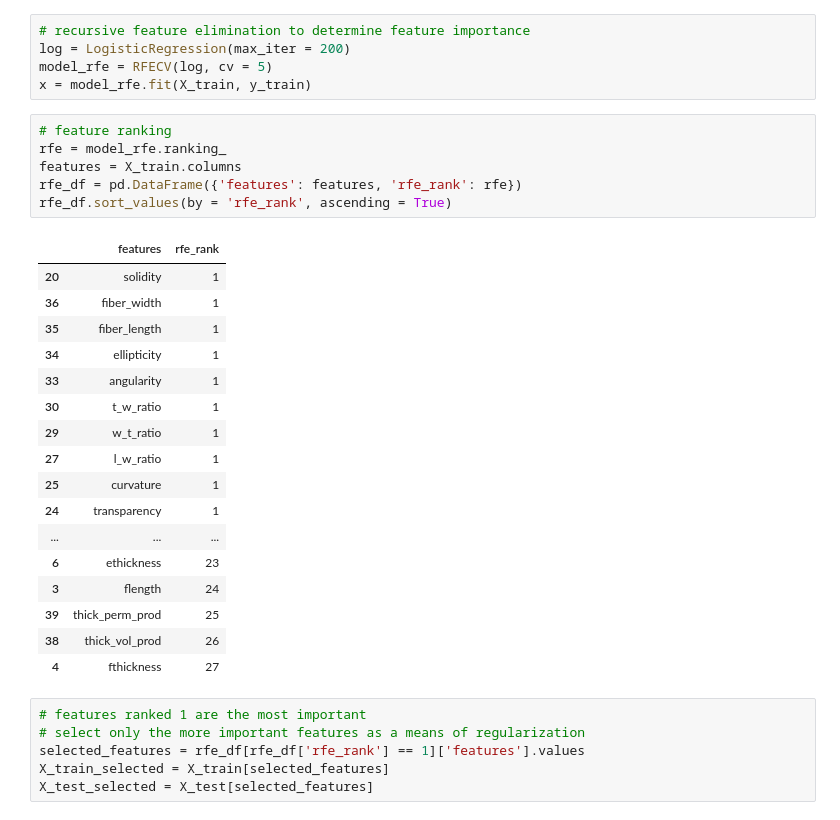
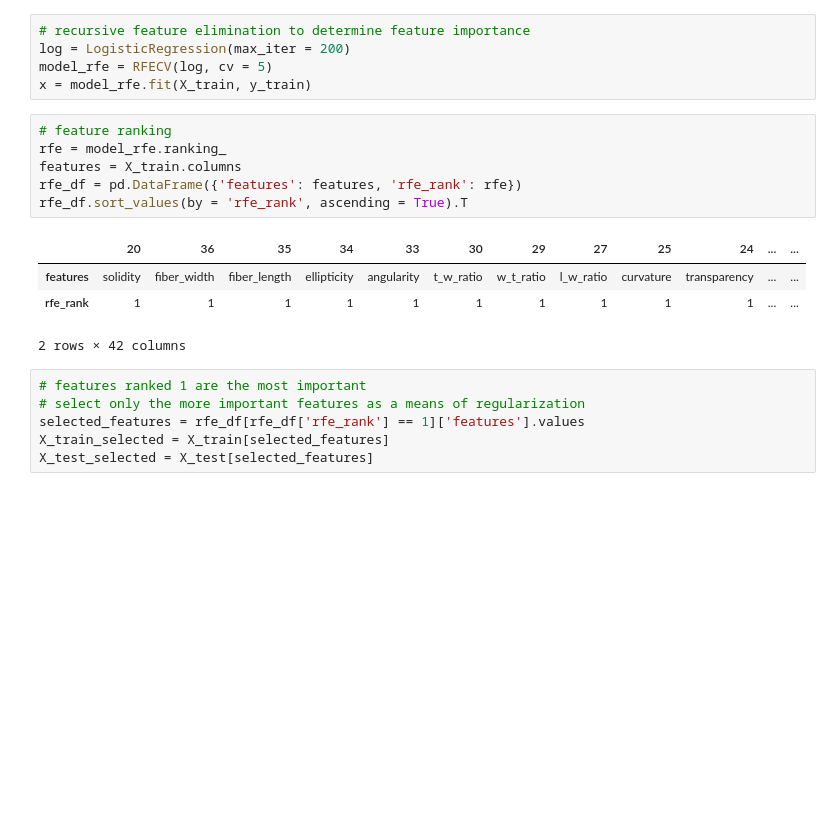
Before and after one commit to sheacon/ancient_toolmaking, a Jupyter notebook: 41-logistic-regression.ipynb, the cells around one changed output. Cells and saved outputs as stored; diff of their text form; blank space fills up the shorter version.

```diff
--- a/41-logistic-regression.ipynb
+++ b/41-logistic-regression.ipynb
@@ -79,27 +79,14 @@ x = model_rfe.fit(X_train, y_train)
 # %%
 # feature ranking
 rfe = model_rfe.ranking_
 features = X_train.columns
 rfe_df = pd.DataFrame({'features': features, 'rfe_rank': rfe})
-rfe_df.sort_values(by = 'rfe_rank', ascending = True)
+rfe_df.sort_values(by = 'rfe_rank', ascending = True).T
 # %% [output]
-|  | features | rfe_rank |
-| 20 | solidity | 1 |
-| 36 | fiber_width | 1 |
-| 35 | fiber_length | 1 |
-| 34 | ellipticity | 1 |
-| 33 | angularity | 1 |
-| 30 | t_w_ratio | 1 |
-| 29 | w_t_ratio | 1 |
-| 27 | l_w_ratio | 1 |
-| 25 | curvature | 1 |
-| 24 | transparency | 1 |
-| ... | ... | ... |
-| 6 | ethickness | 23 |
-| 3 | flength | 24 |
-| 39 | thick_perm_prod | 25 |
-| 38 | thick_vol_prod | 26 |
-| 4 | fthickness | 27 |
+|  | 20 | 36 | 35 | 34 | 33 | 30 | 29 | 27 | 25 | 24 | ... | ... |
+| features | solidity | fiber_width | fiber_length | ellipticity | angularity | t_w_ratio | w_t_ratio | l_w_ratio | curvature | transparency | ... | ... |
+| rfe_rank | 1 | 1 | 1 | 1 | 1 | 1 | 1 | 1 | 1 | 1 | ... | ... |
+2 rows × 42 columns
 # %%
 # features ranked 1 are the most important
 # select only the more important features as a means of regularization
```
